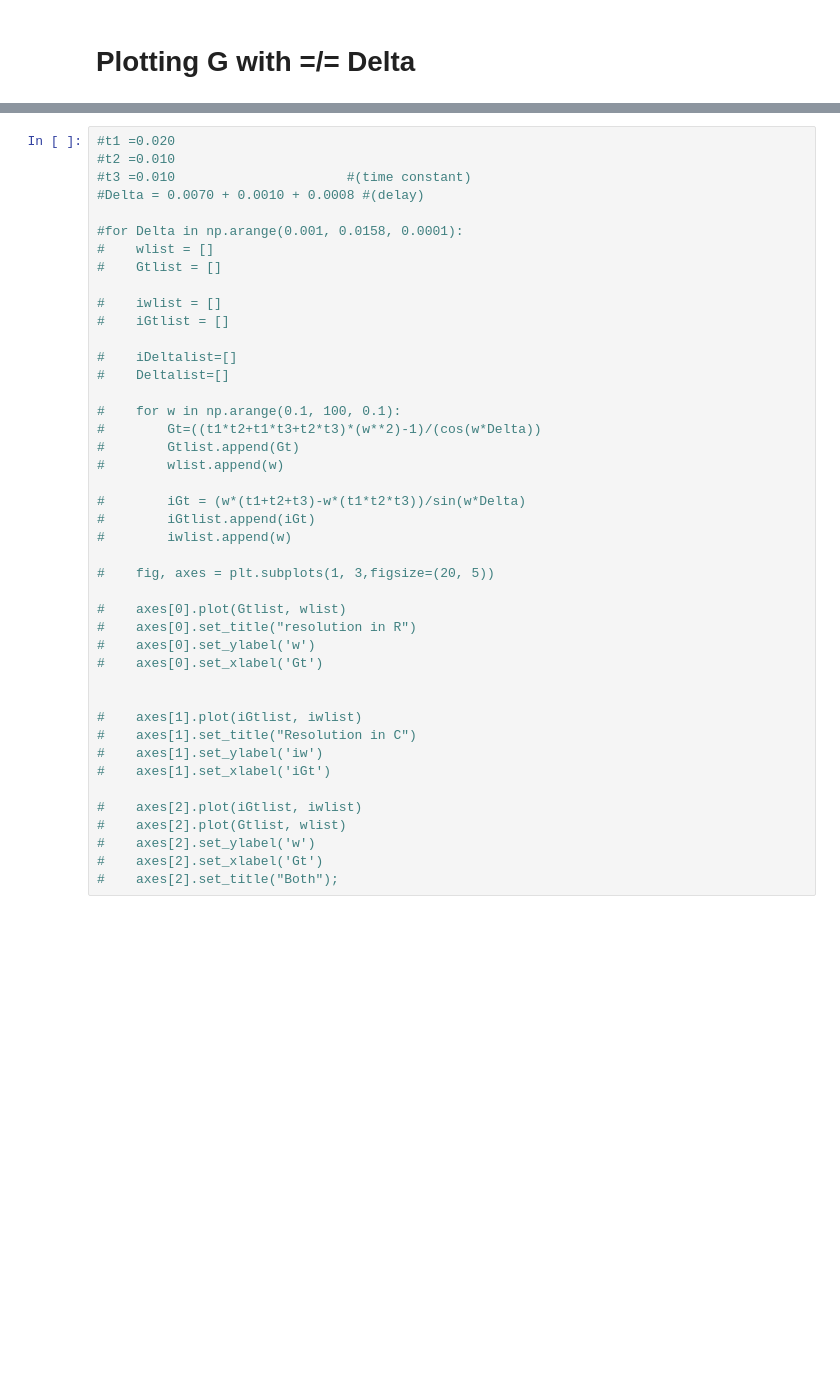
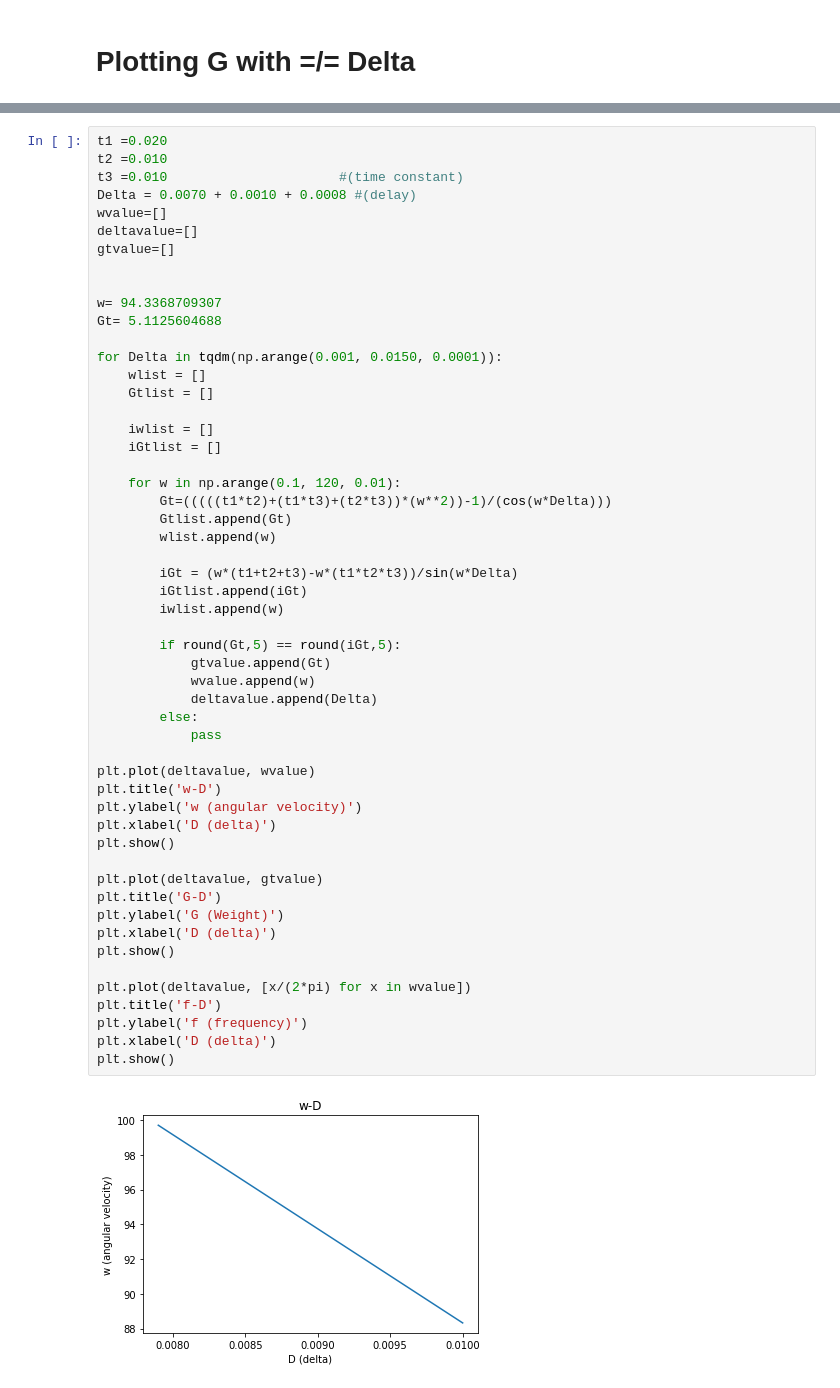
Before and after one commit to YacineOb/BasalGangliaModel2017, a Jupyter notebook: Diagram MsnGpFsi.ipynb, the cells around one changed output, grey strips where cells are left out. Cells and saved outputs as stored; diff of their text form; blank space fills up the shorter version.

```diff
--- a/Diagram MsnGpFsi.ipynb
+++ b/Diagram MsnGpFsi.ipynb
@@ -68,43 +111,55 @@ w: 94.3368709309 Gt: 5.11256046883
 # %%
-#t1 =0.020
-#t2 =0.010
-#t3 =0.010                      #(time constant)
-#Delta = 0.0070 + 0.0010 + 0.0008 #(delay)
-
-#for Delta in np.arange(0.001, 0.0158, 0.0001):
-#    wlist = []
-#    Gtlist = []
-
-#    iwlist = []
-#    iGtlist = []
-
-#    iDeltalist=[]
-#    Deltalist=[]
-
-#    for w in np.arange(0.1, 100, 0.1):
-#        Gt=((t1*t2+t1*t3+t2*t3)*(w**2)-1)/(cos(w*Delta))
-#        Gtlist.append(Gt)
-#        wlist.append(w)
-
-#        iGt = (w*(t1+t2+t3)-w*(t1*t2*t3))/sin(w*Delta)
-#        iGtlist.append(iGt)
-#        iwlist.append(w)
-
-#    fig, axes = plt.subplots(1, 3,figsize=(20, 5))
-
-#    axes[0].plot(Gtlist, wlist)
-#    axes[0].set_title("resolution in R")
-#    axes[0].set_ylabel('w')
-#    axes[0].set_xlabel('Gt')
+t1 =0.020
+t2 =0.010
+t3 =0.010                      #(time constant)
+Delta = 0.0070 + 0.0010 + 0.0008 #(delay)
+wvalue=[]
+deltavalue=[]
+gtvalue=[]
 
 
-#    axes[1].plot(iGtlist, iwlist)
-#    axes[1].set_title("Resolution in C")
-#    axes[1].set_ylabel('iw')
-#    axes[1].set_xlabel('iGt')
+w= 94.3368709307
+Gt= 5.1125604688
 
-#    axes[2].plot(iGtlist, iwlist)
-#    axes[2].plot(Gtlist, wlist)
-#    axes[2].set_ylabel('w')
-#    axes[2].set_xlabel('Gt')
-#    axes[2].set_title("Both");
+for Delta in tqdm(np.arange(0.001, 0.0150, 0.0001)):
+    wlist = []
+    Gtlist = []
+
+    iwlist = []
+    iGtlist = []
+
+    for w in np.arange(0.1, 120, 0.01):
+        Gt=(((((t1*t2)+(t1*t3)+(t2*t3))*(w**2))-1)/(cos(w*Delta)))
+        Gtlist.append(Gt)
+        wlist.append(w)
+
+        iGt = (w*(t1+t2+t3)-w*(t1*t2*t3))/sin(w*Delta)
+        iGtlist.append(iGt)
+        iwlist.append(w)
+
+        if round(Gt,5) == round(iGt,5):
+            gtvalue.append(Gt)
+            wvalue.append(w)
+            deltavalue.append(Delta)
+        else:
+            pass
+
+plt.plot(deltavalue, wvalue)
+plt.title('w-D')
+plt.ylabel('w (angular velocity)')
+plt.xlabel('D (delta)')
+plt.show()
+
+plt.plot(deltavalue, gtvalue)
+plt.title('G-D')
+plt.ylabel('G (Weight)')
+plt.xlabel('D (delta)')
+plt.show()
+
+plt.plot(deltavalue, [x/(2*pi) for x in wvalue])
+plt.title('f-D')
+plt.ylabel('f (frequency)')
+plt.xlabel('D (delta)')
+plt.show()
+# %% [output]
+[figure, added]
```
Also changed, not shown: parts of 5 cells of this notebook, 1 other file.
